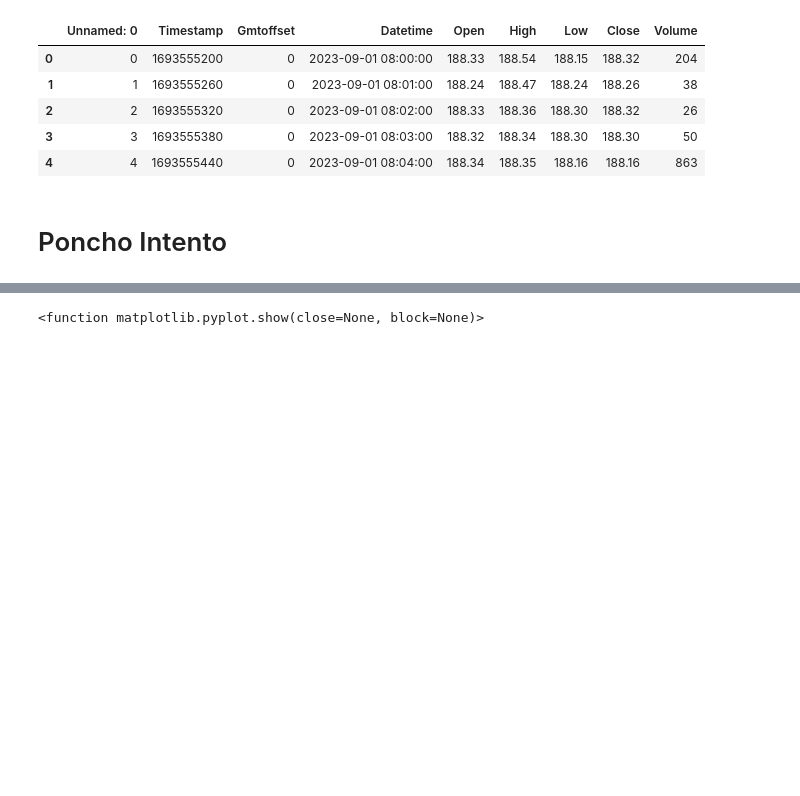
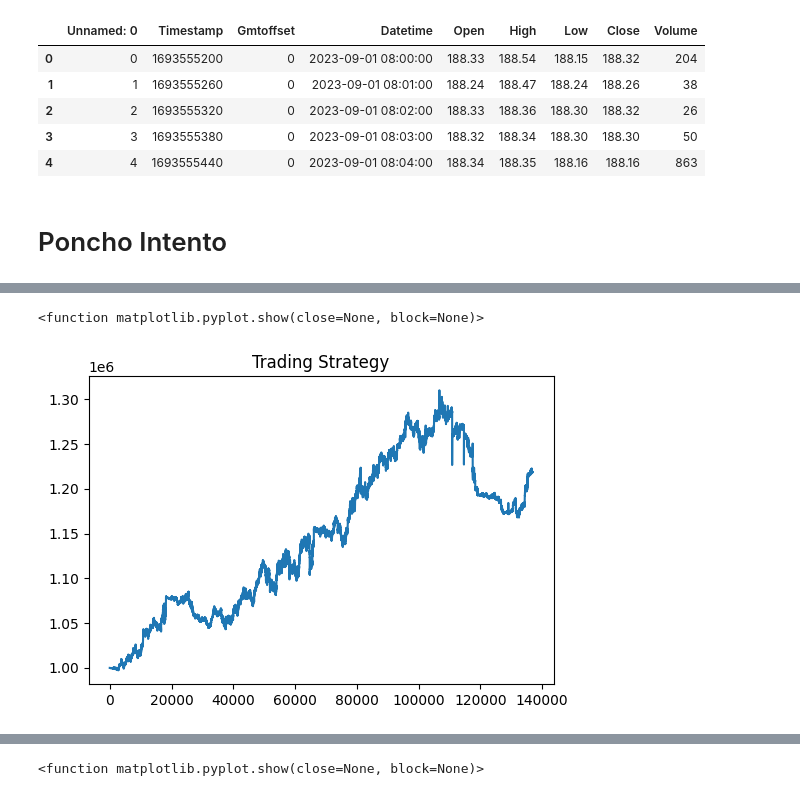
Before and after one commit to VZPablo/MyST_analisis_tecnico, a Jupyter notebook: Technical Analysis.ipynb, the cells around one changed output, grey strips where cells are left out. Cells and saved outputs as stored; diff of their text form; code cells hidden in the pictures; blank space fills up the shorter version.

```diff
--- a/Technical Analysis.ipynb
+++ b/Technical Analysis.ipynb
@@ -97,10 +100,10 @@ data = training.copy()
 # Convertimos 'Datetime' a datetime para poder calcular las medias móviles
 data['Datetime'] = pd.to_datetime(data['Datetime'])
 
-
 # Calculando indicadores técnicos
 # SMA: Simple Moving Average de 20 periodos
 data['SMA'] = data['Close'].rolling(window=20).mean()
+data['SMA_5'] = data['Close'].rolling(window=5).mean()
 
 # EMA: Exponential Moving Average de 20 periodos
 data['EMA'] = data['Close'].ewm(span=20, adjust=False).mean()
@@ -123,3 +126,37 @@ low_min = data['Low'].rolling(window=14).min()
 high_max = data['High'].rolling(window=14).max()
 data['K'] = ((data['Close'] - low_min) / (high_max - low_min)) * 100
 data['D'] = data['K'].rolling(window=3).mean()
+
+# Calcula el RSI directamente sin cambiar el índice
+data['RSI'] = RSIIndicator(close=data['Close'], window=14).rsi()
+# %%
+from sklearn.model_selection import train_test_split
+from sklearn.linear_model import LinearRegression
+from sklearn.metrics import mean_squared_error
+
+# Primero, vamos a preparar nuestros datos para el modelo de ML
+# Supongamos que usamos SMA, EMA y MACD como nuestras características (X) y el precio de cierre como la etiqueta (y)
+X = data[['SMA', 'EMA', 'MACD','RSI']]
+primer_valor_no_nulo = X[['SMA','RSI']].dropna().iloc[0]  # Selecciona el primer valor no nulo en la columna
+X[['SMA','RSI']] = X[['SMA','RSI']].fillna(primer_valor_no_nulo)
+
+
+y = data['Close']
+
+
+# Dividir los datos en conjunto de entrenamiento y prueba
+X_train, X_test, y_train, y_test = train_test_split(X, y, test_size=0.2, random_state=42)
+
+# Inicializar y entrenar el modelo de regresión lineal
+model = LinearRegression()
+model.fit(X_train, y_train)
+
+# Realizar predicciones en el conjunto de prueba
+y_pred = model.predict(X_test)
+
+# Evaluar el modelo
+mse = mean_squared_error(y_test, y_pred)
+print(f"Error cuadrático medio del modelo: {mse}")
+
+# Usar el modelo entrenado para hacer predicciones en el conjunto de datos completo
+data['Predicted_Close'] = model.predict(X)
@@ -125,0 +269,8 @@ data['D'] = data['K'].rolling(window=3).mean()
+# %%
+plt.figure(figsize=(6,4))
+plt.plot(strategy_value_df)
+plt.title("Trading Strategy")
+plt.show
+# %% [output]
+<function matplotlib.pyplot.show(close=None, block=None)>
+[figure, added]
```
Also changed, not shown: parts of 8 cells of this notebook.
